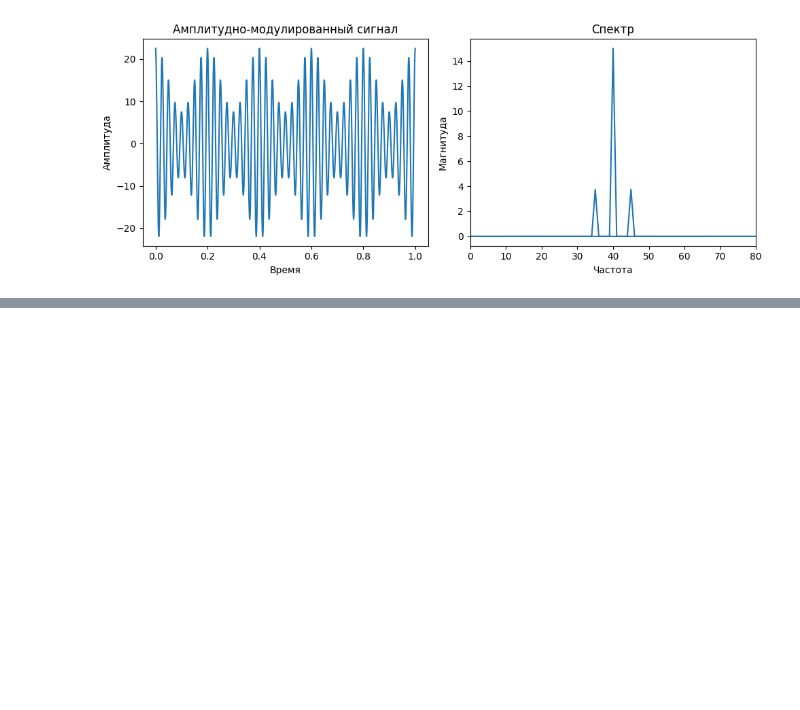
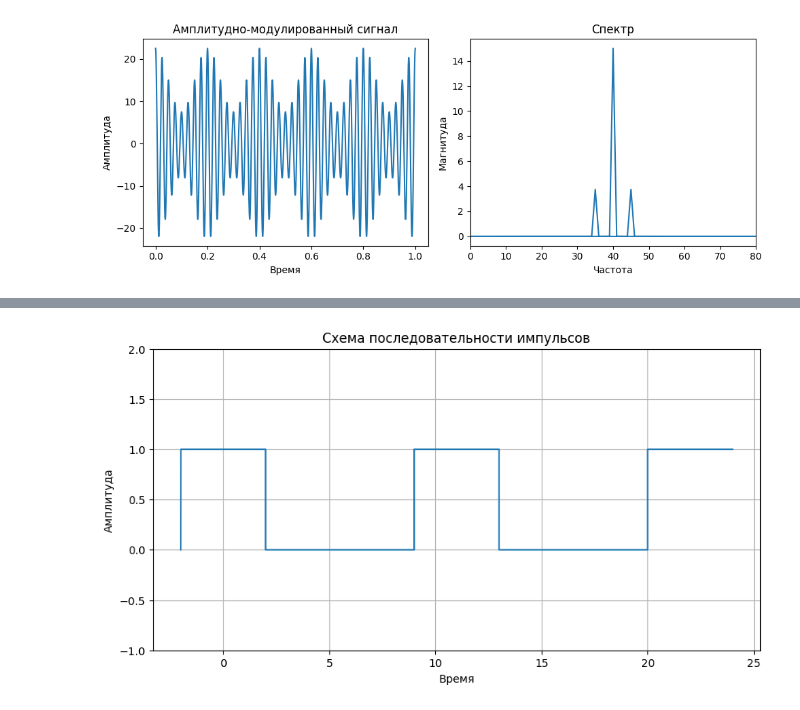
Before and after one commit to dmittrj/tzi, a Jupyter notebook: pr-3/pr-3-doc.ipynb, the cells around one changed output, grey strips where cells are left out. Saved outputs shown, nothing was run; the diff lists cells and outputs as text; code cells hidden in the pictures; blank space fills up the shorter version.

```diff
--- a/pr-3/pr-3-doc.ipynb
+++ b/pr-3/pr-3-doc.ipynb
@@ -186,0 +303,35 @@ plt.show()
+# %%
+coeff = -1
+delay = 7
+
+t1 = np.linspace(-2, 2, 1000)
+t10 = np.linspace(2, 2+delay, 2)
+t2 = np.linspace(2+delay, 6+delay, 1000)
+t20 = np.linspace(6+delay, 6+2*delay, 2)
+t3 = np.linspace(6+2*delay, 10+2*delay, 1000)
+t = np.concatenate((t1, t10, t2, t20, t3))  # объединяем временные оси
+
+
+# Создание формы импульса
+# pulse1 = np.sin(2 * np.pi * t1) * np.exp(coeff * t1)
+# pulse2 = np.sin(2 * np.pi * t1) * np.exp(coeff * t1)
+# pulse3 = np.sin(2 * np.pi * t1) * np.exp(coeff * t1)
+# pulse4 = np.sin(2 * np.pi * t1) * np.exp(coeff * t1)
+
+pulse1 = np.concatenate([np.zeros(1), np.ones(999)])
+pulse2 = np.ones(1000)
+pulse3 = np.ones(1000)
+
+pulse = np.concatenate((pulse1, np.zeros(2), pulse2, np.zeros(2), pulse3))  # объединяем импульсы
+
+# Построение графика
+plt.figure(figsize=(10, 5))
+plt.plot(t, pulse)
+plt.xlabel('Время')
+plt.ylabel('Амплитуда')
+plt.ylim(-1, 2)
+plt.title('Схема последовательности импульсов')
+plt.grid(True)
+plt.show()
+# %% [output]
+[figure, added]
```
Also changed, not shown: parts of 5 cells of this notebook.
